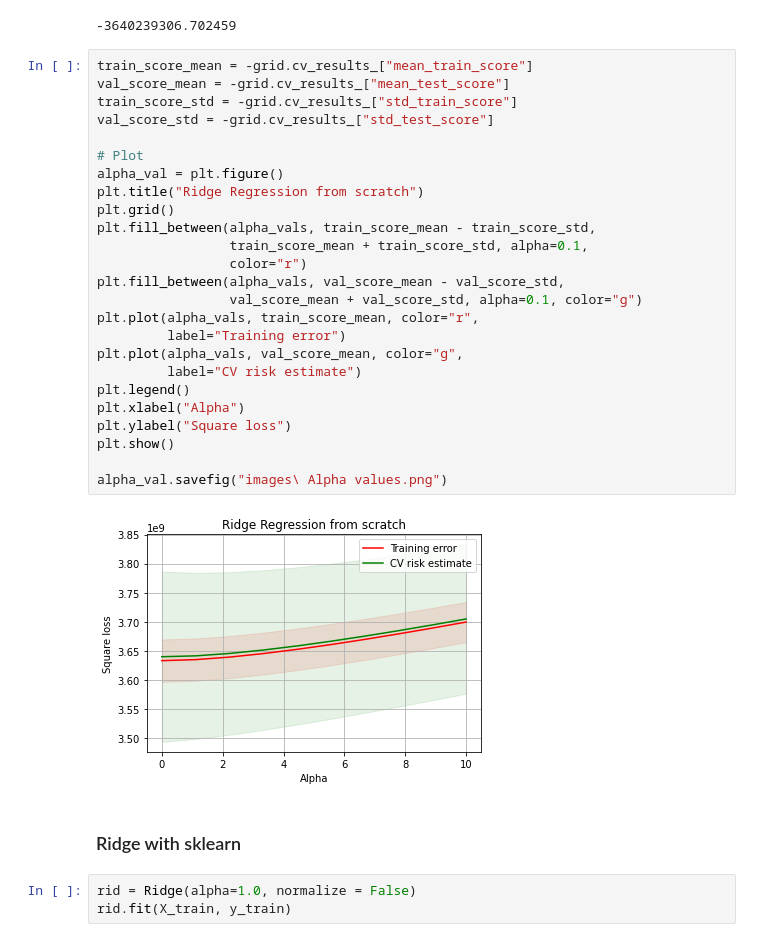
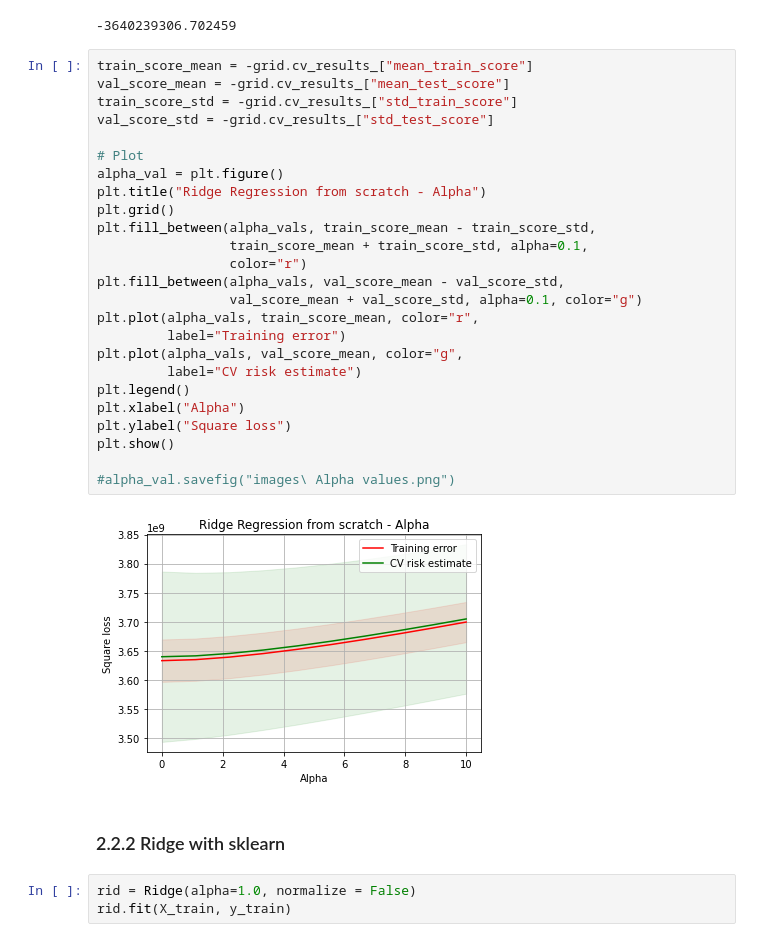
Before and after one commit to martinaviggiano/ml_project, a Jupyter notebook: Machine Learning Project.ipynb, the cells around one changed output. Saved outputs shown, nothing was run; the diff lists cells and outputs as text.

```diff
--- a/Machine Learning Project.ipynb
+++ b/Machine Learning Project.ipynb
@@ -494,32 +504,32 @@ scores.mean()
 # %%
 train_score_mean = -grid.cv_results_["mean_train_score"]
 val_score_mean = -grid.cv_results_["mean_test_score"]
 train_score_std = -grid.cv_results_["std_train_score"]
 val_score_std = -grid.cv_results_["std_test_score"]
 
 # Plot
 alpha_val = plt.figure()
-plt.title("Ridge Regression from scratch")
+plt.title("Ridge Regression from scratch - Alpha")
 plt.grid()
 plt.fill_between(alpha_vals, train_score_mean - train_score_std,
                  train_score_mean + train_score_std, alpha=0.1,
                  color="r")
 plt.fill_between(alpha_vals, val_score_mean - val_score_std,
                  val_score_mean + val_score_std, alpha=0.1, color="g")
 plt.plot(alpha_vals, train_score_mean, color="r",
          label="Training error")
 plt.plot(alpha_vals, val_score_mean, color="g",
          label="CV risk estimate")
 plt.legend()
 plt.xlabel("Alpha")
 plt.ylabel("Square loss")
 plt.show()
 
-alpha_val.savefig("images\ Alpha values.png")
+#alpha_val.savefig("images\ Alpha values.png")
 # %% [output]
-[figure, old version]
+[figure, new version]
 # %% [markdown]
-### Ridge with sklearn
+### 2.2.2 Ridge with sklearn
 # %%
 rid = Ridge(alpha=1.0, normalize = False)
 rid.fit(X_train, y_train)
```
Also changed, not shown: parts of 82 cells of this notebook.
